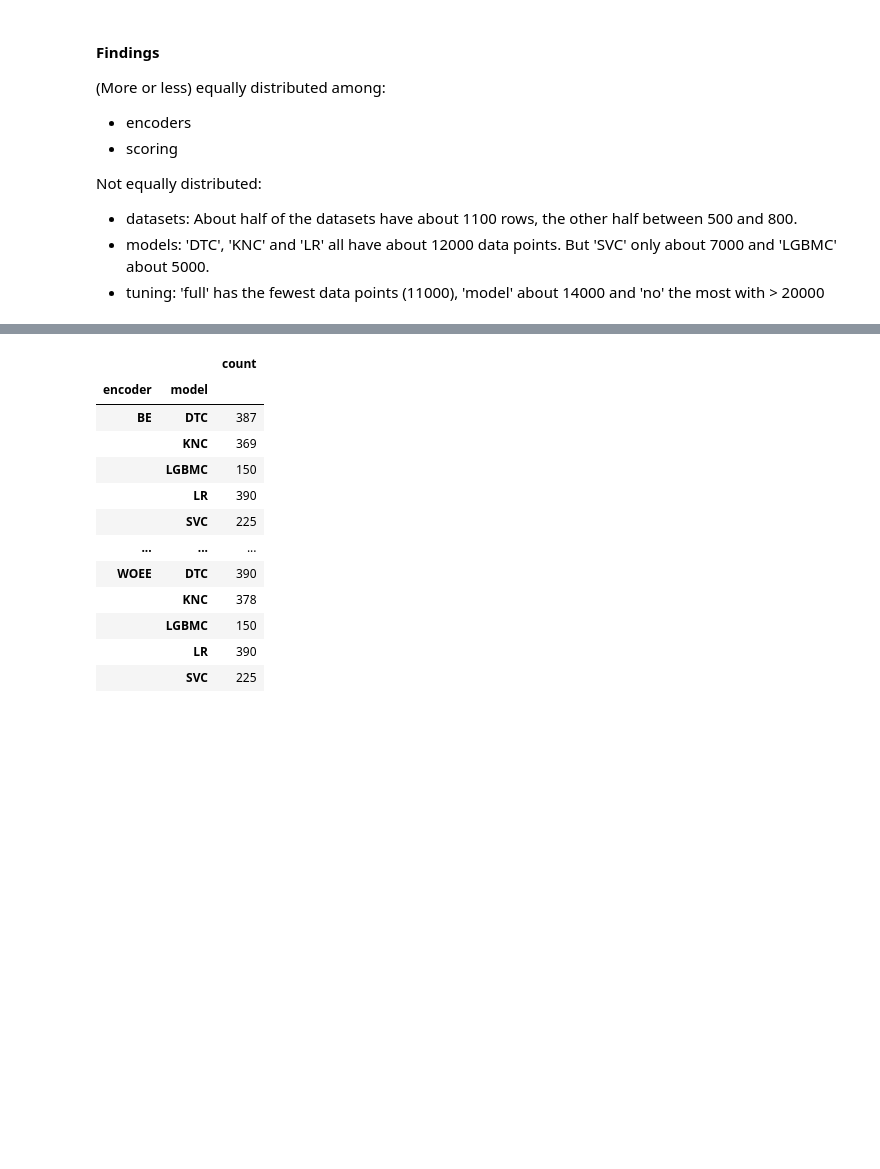
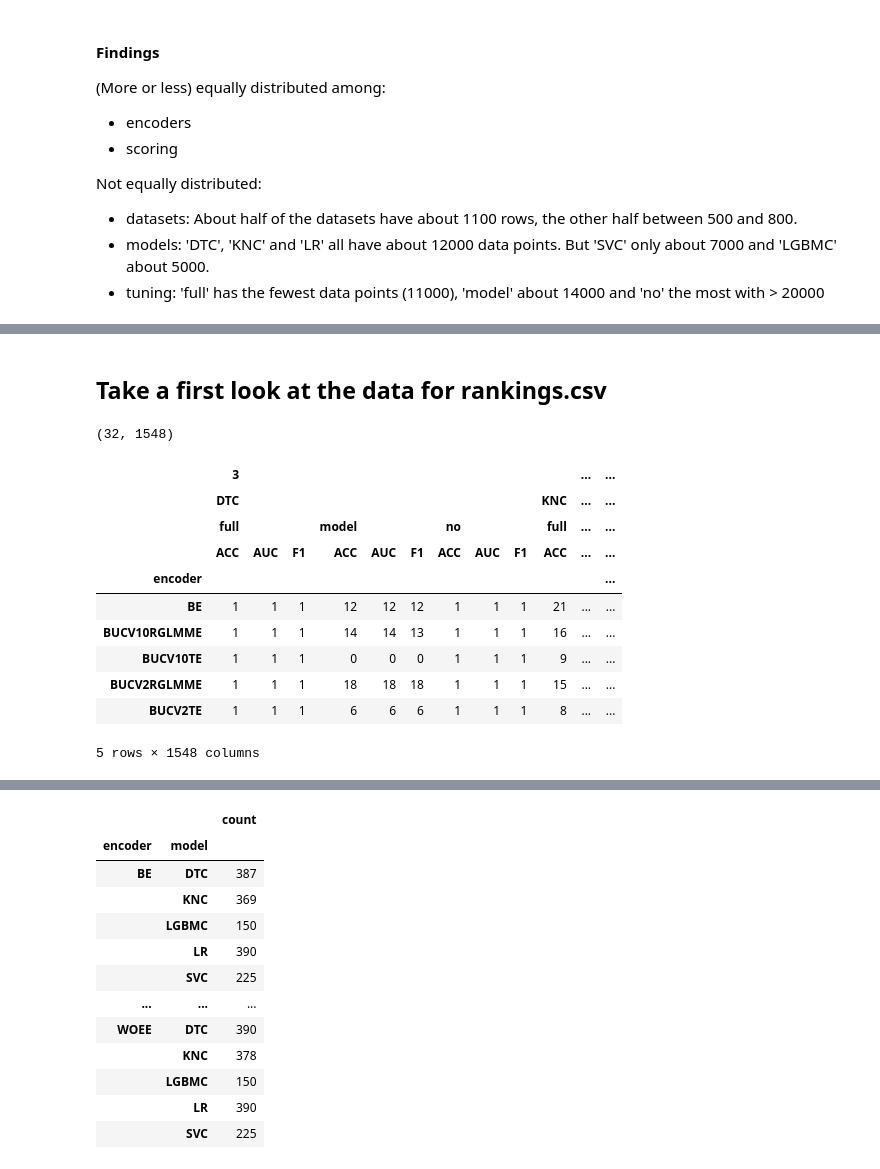
Before and after one commit to nina-prog/meta-learning-for-encoder-selection, a Jupyter notebook: notebooks/week08/week08-EDA.ipynb, the cells around one changed output, grey strips where cells are left out. Saved outputs shown, nothing was run; the diff lists cells and outputs as text; code cells hidden in the pictures; blank space fills up the shorter version.

```diff
--- a/notebooks/week08/week08-EDA.ipynb
+++ b/notebooks/week08/week08-EDA.ipynb
@@ -207,0 +302,20 @@ Not equally distributed:
+# %% [markdown]
+## Take a first look at the data for rankings.csv
+# %%
+rankings.shape
+# %% [output]
+(32, 1548)
+# %%
+rankings.head()
+# %% [output]
+|  | 3 |  |  |  |  |  |  |  |  |  | ... | ... |
+|  | DTC |  |  |  |  |  |  |  |  | KNC | ... | ... |
+|  | full |  |  | model |  |  | no |  |  | full | ... | ... |
+|  | ACC | AUC | F1 | ACC | AUC | F1 | ACC | AUC | F1 | ACC | ... | ... |
+| encoder |  |  |  |  |  |  |  |  |  |  |  | ... |
+| BE | 1 | 1 | 1 | 12 | 12 | 12 | 1 | 1 | 1 | 21 | ... | ... |
+| BUCV10RGLMME | 1 | 1 | 1 | 14 | 14 | 13 | 1 | 1 | 1 | 16 | ... | ... |
+| BUCV10TE | 1 | 1 | 1 | 0 | 0 | 0 | 1 | 1 | 1 | 9 | ... | ... |
+| BUCV2RGLMME | 1 | 1 | 1 | 18 | 18 | 18 | 1 | 1 | 1 | 15 | ... | ... |
+| BUCV2TE | 1 | 1 | 1 | 6 | 6 | 6 | 1 | 1 | 1 | 8 | ... | ... |
+5 rows × 1548 columns
```
Also changed, not shown: parts of 10 cells of this notebook.
